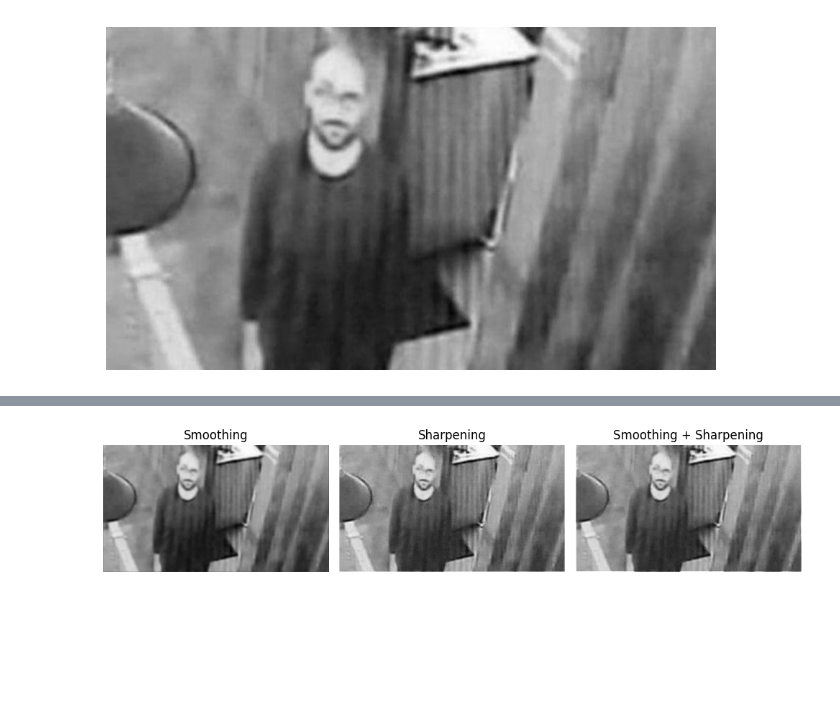
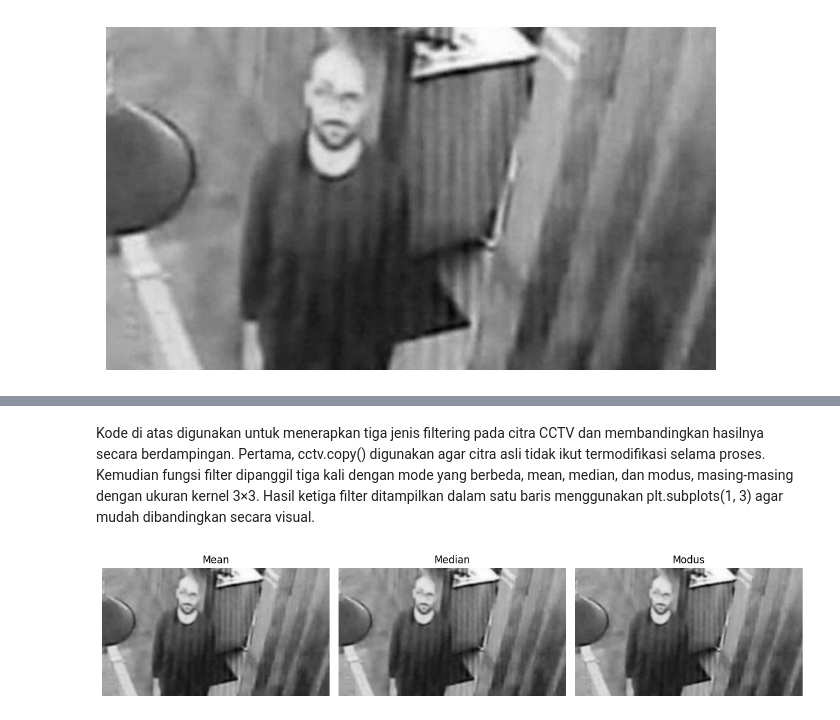
Before and after one commit to praktikum-pcd-2026/jurnal-modul-3-kelompok-3-Vuxyn, a Jupyter notebook: jurnal.ipynb, the cells around one changed output, grey strips where cells are left out. Cells and saved outputs as stored; diff of their text form; code cells hidden in the pictures; blank space fills up the shorter version.

```diff
--- a/jurnal.ipynb
+++ b/jurnal.ipynb
@@ -91,23 +112,19 @@ def tambah_citra(img1, img2):
+# %% [markdown]
+Kode di atas digunakan untuk menerapkan tiga jenis filtering pada citra CCTV dan membandingkan hasilnya secara berdampingan. Pertama, cctv.copy() digunakan agar citra asli tidak ikut termodifikasi selama proses. Kemudian fungsi filter dipanggil tiga kali dengan mode yang berbeda, mean, median, dan modus, masing-masing dengan ukuran kernel 3×3. Hasil ketiga filter ditampilkan dalam satu baris menggunakan plt.subplots(1, 3) agar mudah dibandingkan secara visual.
 # %%
 cctv_copy = cctv.copy()
-cctv_mean = filter(cctv_copy,3, mode="mean")
-cctv_median = filter(cctv_copy,3, mode="median")
-cctv_modus = filter(cctv_copy,3, mode="modus")
 
-cctv_smooth = smoothing(cctv_mean)
-cctv_sharp = sharpening(cctv_median)
-cctv_combine = sharpening(cctv_smooth)
+cctv_mean = filter(cctv_copy, 3, mode="mean")
+cctv_median = filter(cctv_copy, 3, mode="median")
+cctv_modus = filter(cctv_copy, 3, mode="modus")
 
-fig, (ax1, ax2, ax3) = plt.subplots(1, 3, figsize=(10, 10))
-ax1.imshow(cctv_smooth, cmap="gray"); ax1.set_title("Smoothing")
-ax2.imshow(cctv_sharp, cmap="gray"); ax2.set_title("Sharpening")
-ax3.imshow(cctv_combine, cmap="gray"); ax3.set_title("Smoothing + Sharpening")
+fig, (ax1, ax2, ax3) = plt.subplots(1, 3, figsize=(12, 5))
+ax1.imshow(cctv_mean, cmap="gray"); ax1.set_title("Mean")
+ax2.imshow(cctv_median, cmap="gray"); ax2.set_title("Median")
+ax3.imshow(cctv_modus, cmap="gray"); ax3.set_title("Modus")
 
-ax1.axis("off")
-ax2.axis("off")
-ax3.axis("off")
-
+ax1.axis("off"); ax2.axis("off"); ax3.axis("off")
 plt.tight_layout()
 plt.show()
 # %% [output]
-[figure, old version]
+[figure, new version]
```
Also changed, not shown: parts of 19 cells of this notebook.
